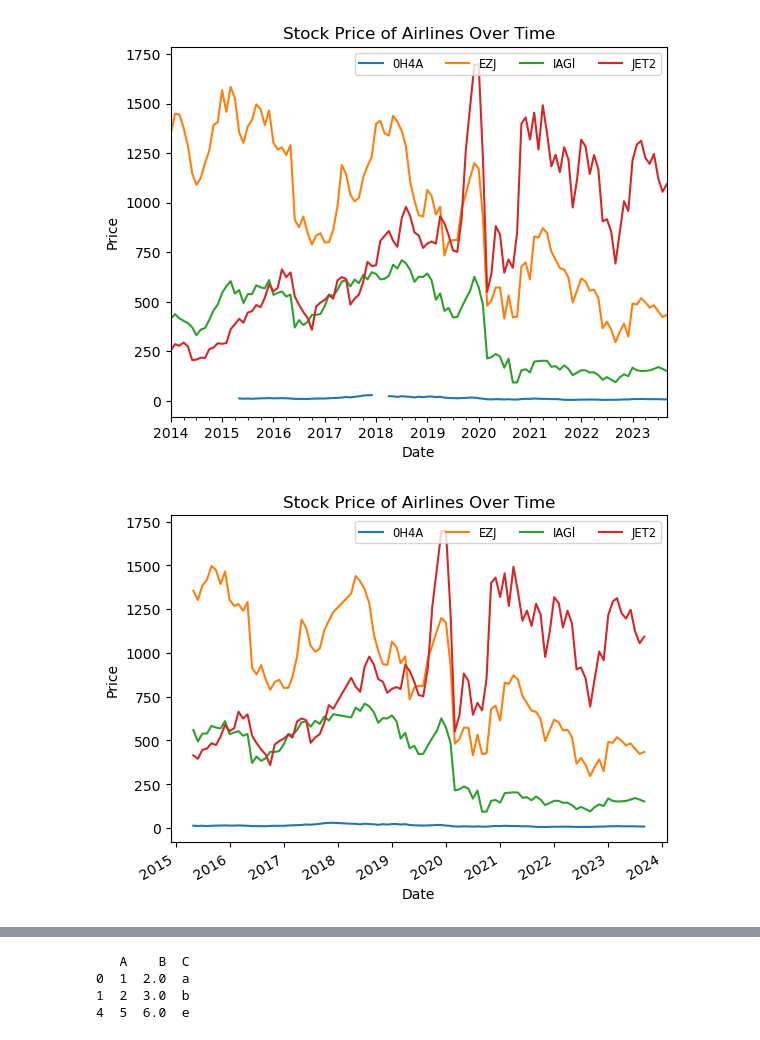
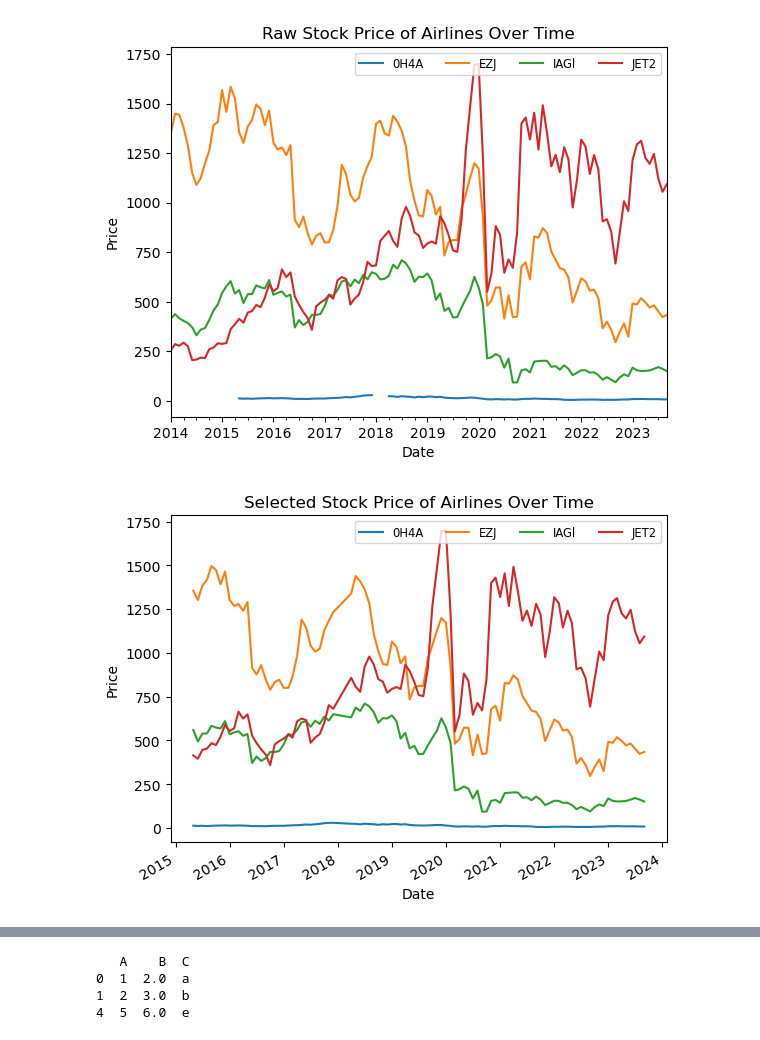
Before and after one commit to jimmy080823/2023_Intro_to_BA_Assignment, a Jupyter notebook: Assignment_part2/Assignment_P2_stock.ipynb, the cells around one changed output, grey strips where cells are left out. Drawn from its saved outputs; the diff is of its cells as text; code cells hidden in the pictures.

```diff
--- a/Assignment_part2/Assignment_P2_stock.ipynb
+++ b/Assignment_part2/Assignment_P2_stock.ipynb
@@ -89,24 +62,30 @@ pivot.plot()
 
 plt.xlabel('Date')
 plt.ylabel('Price')
-plt.title('Stock Price of Airlines Over Time')
+plt.title('Raw Stock Price of Airlines Over Time')
 plt.legend(loc='upper right', fontsize='small', ncol=4)
 plt.grid(False)
 plt.show()
 # %% [output]
-[figure, old version]
+[figure, new version]
 # %%
+#Q3
+
+cleanpivot = pivot.dropna()
 cleanpivot.plot()
+
+cleanpivot_WithLineLost = cleanpivot.resample('M').mean()
+#knowing there's a data lost around 2018 for 0H4A
+#but leaving a lost in all lines are definitely worse.
 
 plt.xlabel('Date')
 plt.ylabel('Price')
-plt.title('Stock Price of Airlines Over Time')
+plt.title('Selected Stock Price of Airlines Over Time')
 plt.legend(loc='upper right', fontsize='small', ncol=4)
-# ncol=4,loc='upper center',
 plt.grid(False)
 plt.show()
 # %% [output]
-[figure, old version]
+[figure, new version]
 # %%
 relative_data = pd.DataFrame()
 
```
Also changed, not shown: parts of 3 cells of this notebook, 1 other file.
